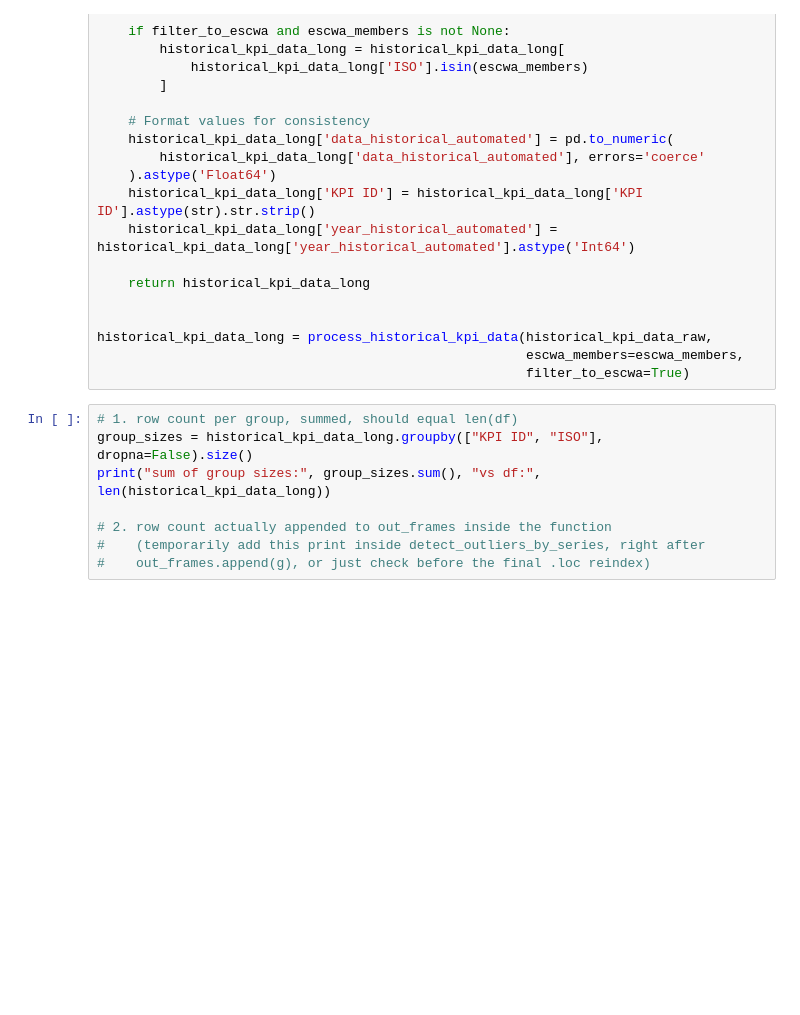
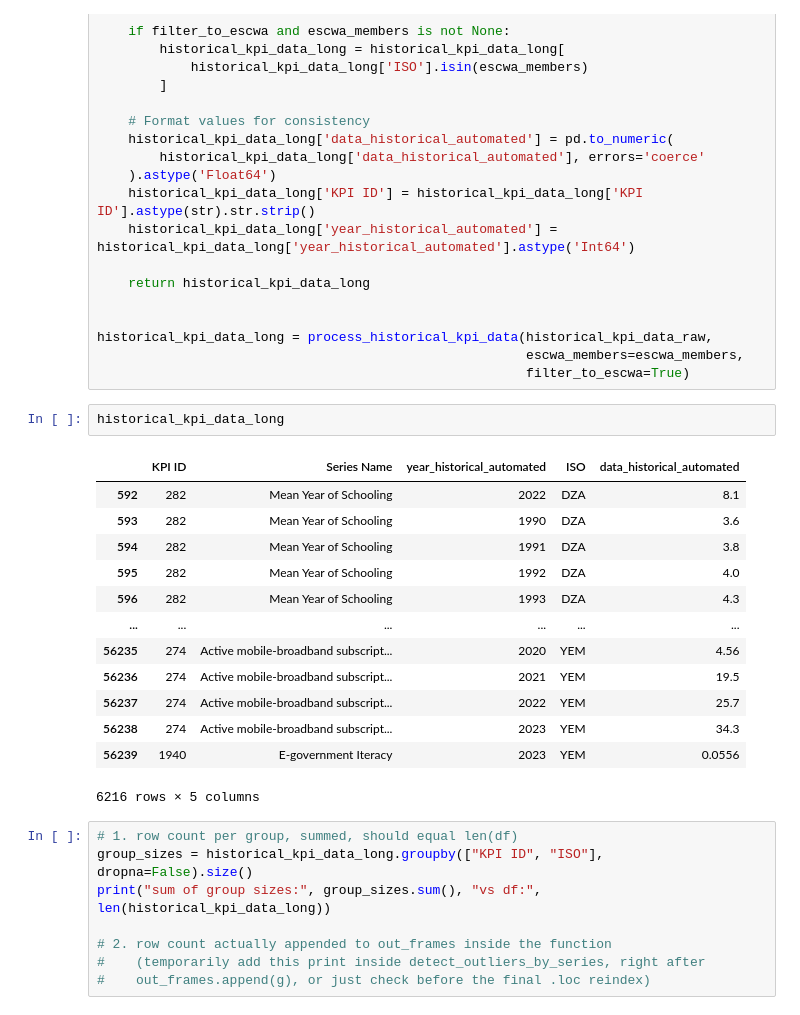
Before and after one commit to apanlili/un, a Jupyter notebook: Outlier Detection/Outlier Detection.ipynb, the cells around one changed output. Saved outputs shown, nothing was run; the diff lists cells and outputs as text; blank space fills up the shorter version.

```diff
--- a/Outlier Detection/Outlier Detection.ipynb
+++ b/Outlier Detection/Outlier Detection.ipynb
@@ -112,6 +113,22 @@ def process_historical_kpi_data(historical_kpi_data_raw, escwa_members=None, fil
 historical_kpi_data_long = process_historical_kpi_data(historical_kpi_data_raw,
                                                        escwa_members=escwa_members,
                                                        filter_to_escwa=True)
+# %%
+historical_kpi_data_long
+# %% [output]
+|  | KPI ID | Series Name | year_historical_automated | ISO | data_historical_automated |
+| 592 | 282 | Mean Year of Schooling | 2022 | DZA | 8.1 |
+| 593 | 282 | Mean Year of Schooling | 1990 | DZA | 3.6 |
+| 594 | 282 | Mean Year of Schooling | 1991 | DZA | 3.8 |
+| 595 | 282 | Mean Year of Schooling | 1992 | DZA | 4.0 |
+| 596 | 282 | Mean Year of Schooling | 1993 | DZA | 4.3 |
+| ... | ... | ... | ... | ... | ... |
+| 56235 | 274 | Active mobile-broadband subscript... | 2020 | YEM | 4.56 |
+| 56236 | 274 | Active mobile-broadband subscript... | 2021 | YEM | 19.5 |
+| 56237 | 274 | Active mobile-broadband subscript... | 2022 | YEM | 25.7 |
+| 56238 | 274 | Active mobile-broadband subscript... | 2023 | YEM | 34.3 |
+| 56239 | 1940 | E-government Iteracy | 2023 | YEM | 0.0556 |
+6216 rows × 5 columns
 # %%
 # 1. row count per group, summed, should equal len(df)
 group_sizes = historical_kpi_data_long.groupby(["KPI ID", "ISO"], dropna=False).size()
```
Also changed, not shown: parts of 4 cells of this notebook, 3 other files.
